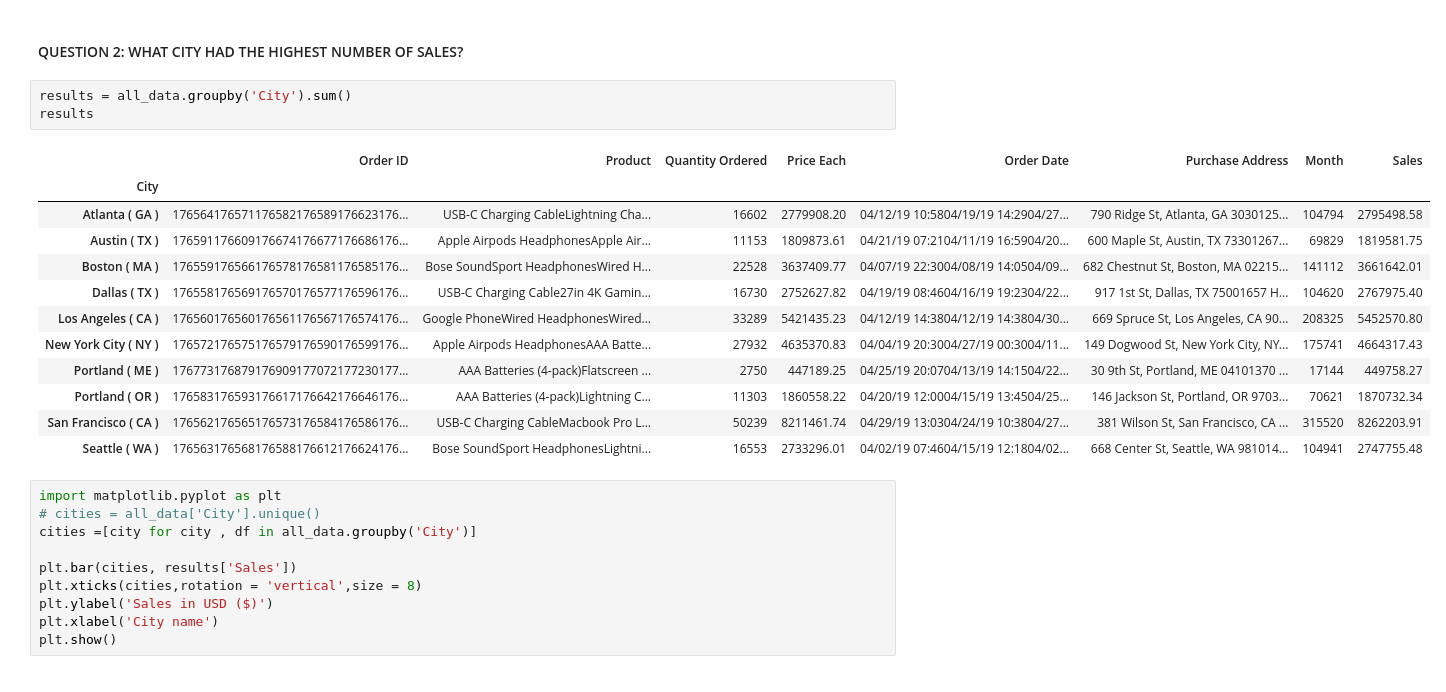
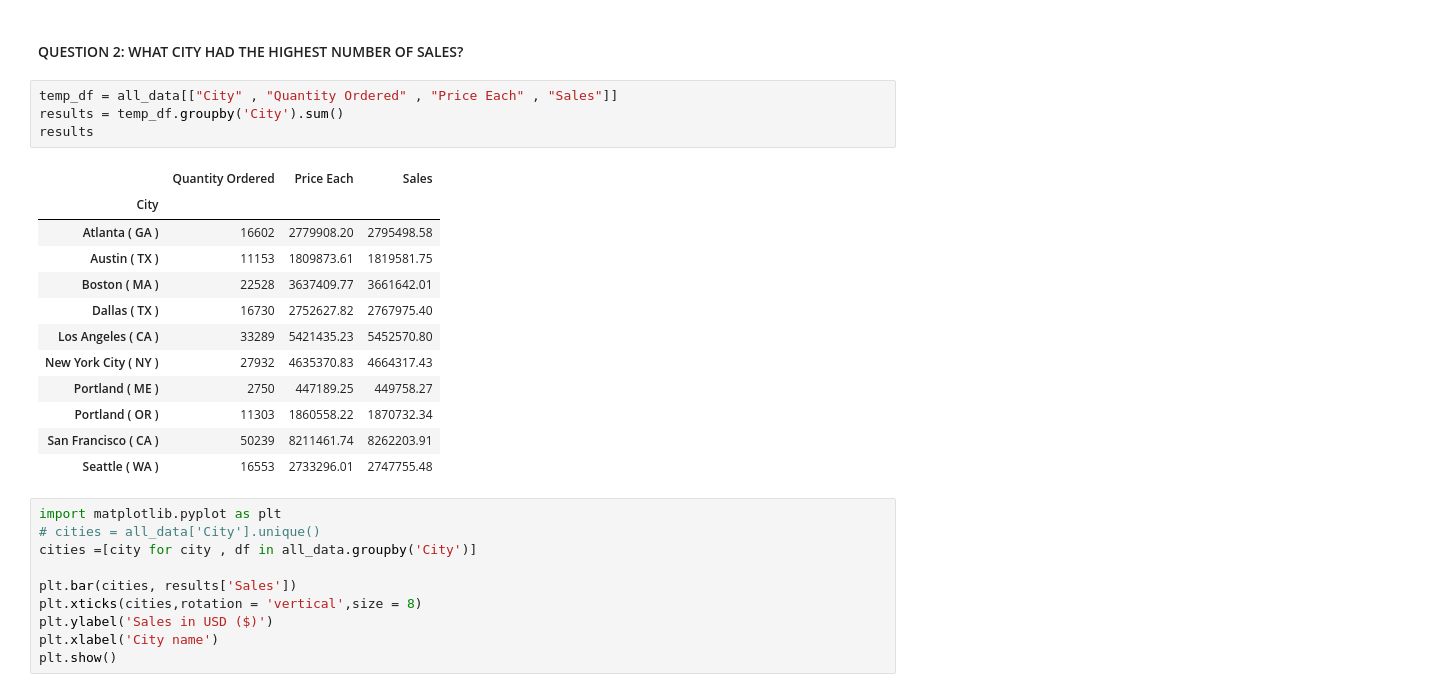
Before and after one commit to codewithaditya07/Panda, a Jupyter notebook: pratice1.ipynb, the cells around one changed output. Cells and saved outputs as stored; diff of their text form.

```diff
--- a/pratice1.ipynb
+++ b/pratice1.ipynb
@@ -189,21 +188,22 @@ all_data.head()
 # %% [markdown]
 #### QUESTION 2: WHAT CITY HAD THE HIGHEST NUMBER OF SALES?
 # %%
-results = all_data.groupby('City').sum()
+temp_df = all_data[["City" , "Quantity Ordered" , "Price Each" , "Sales"]]
+results = temp_df.groupby('City').sum()
 results
 # %% [output]
-|  | Order ID | Product | Quantity Ordered | Price Each | Order Date | Purchase Address | Month | Sales |
-| City |  |  |  |  |  |  |  |  |
-| Atlanta ( GA ) | 176564176571176582176589176623176... | USB-C Charging CableLightning Cha... | 16602 | 2779908.20 | 04/12/19 10:5804/19/19 14:2904/27... | 790 Ridge St, Atlanta, GA 3030125... | 104794 | 2795498.58 |
-| Austin ( TX ) | 176591176609176674176677176686176... | Apple Airpods HeadphonesApple Air... | 11153 | 1809873.61 | 04/21/19 07:2104/11/19 16:5904/20... | 600 Maple St, Austin, TX 73301267... | 69829 | 1819581.75 |
-| Boston ( MA ) | 176559176566176578176581176585176... | Bose SoundSport HeadphonesWired H... | 22528 | 3637409.77 | 04/07/19 22:3004/08/19 14:0504/09... | 682 Chestnut St, Boston, MA 02215... | 141112 | 3661642.01 |
-| Dallas ( TX ) | 176558176569176570176577176596176... | USB-C Charging Cable27in 4K Gamin... | 16730 | 2752627.82 | 04/19/19 08:4604/16/19 19:2304/22... | 917 1st St, Dallas, TX 75001657 H... | 104620 | 2767975.40 |
-| Los Angeles ( CA ) | 176560176560176561176567176574176... | Google PhoneWired HeadphonesWired... | 33289 | 5421435.23 | 04/12/19 14:3804/12/19 14:3804/30... | 669 Spruce St, Los Angeles, CA 90... | 208325 | 5452570.80 |
-| New York City ( NY ) | 176572176575176579176590176599176... | Apple Airpods HeadphonesAAA Batte... | 27932 | 4635370.83 | 04/04/19 20:3004/27/19 00:3004/11... | 149 Dogwood St, New York City, NY... | 175741 | 4664317.43 |
-| Portland ( ME ) | 176773176879176909177072177230177... | AAA Batteries (4-pack)Flatscreen ... | 2750 | 447189.25 | 04/25/19 20:0704/13/19 14:1504/22... | 30 9th St, Portland, ME 04101370 ... | 17144 | 449758.27 |
-| Portland ( OR ) | 176583176593176617176642176646176... | AAA Batteries (4-pack)Lightning C... | 11303 | 1860558.22 | 04/20/19 12:0004/15/19 13:4504/25... | 146 Jackson St, Portland, OR 9703... | 70621 | 1870732.34 |
-| San Francisco ( CA ) | 176562176565176573176584176586176... | USB-C Charging CableMacbook Pro L... | 50239 | 8211461.74 | 04/29/19 13:0304/24/19 10:3804/27... | 381 Wilson St, San Francisco, CA ... | 315520 | 8262203.91 |
-| Seattle ( WA ) | 176563176568176588176612176624176... | Bose SoundSport HeadphonesLightni... | 16553 | 2733296.01 | 04/02/19 07:4604/15/19 12:1804/02... | 668 Center St, Seattle, WA 981014... | 104941 | 2747755.48 |
+|  | Quantity Ordered | Price Each | Sales |
+| City |  |  |  |
+| Atlanta ( GA ) | 16602 | 2779908.20 | 2795498.58 |
+| Austin ( TX ) | 11153 | 1809873.61 | 1819581.75 |
+| Boston ( MA ) | 22528 | 3637409.77 | 3661642.01 |
+| Dallas ( TX ) | 16730 | 2752627.82 | 2767975.40 |
+| Los Angeles ( CA ) | 33289 | 5421435.23 | 5452570.80 |
+| New York City ( NY ) | 27932 | 4635370.83 | 4664317.43 |
+| Portland ( ME ) | 2750 | 447189.25 | 449758.27 |
+| Portland ( OR ) | 11303 | 1860558.22 | 1870732.34 |
+| San Francisco ( CA ) | 50239 | 8211461.74 | 8262203.91 |
+| Seattle ( WA ) | 16553 | 2733296.01 | 2747755.48 |
 # %%
 import matplotlib.pyplot as plt
 # cities = all_data['City'].unique()
```
Also changed, not shown: parts of 8 cells of this notebook.
